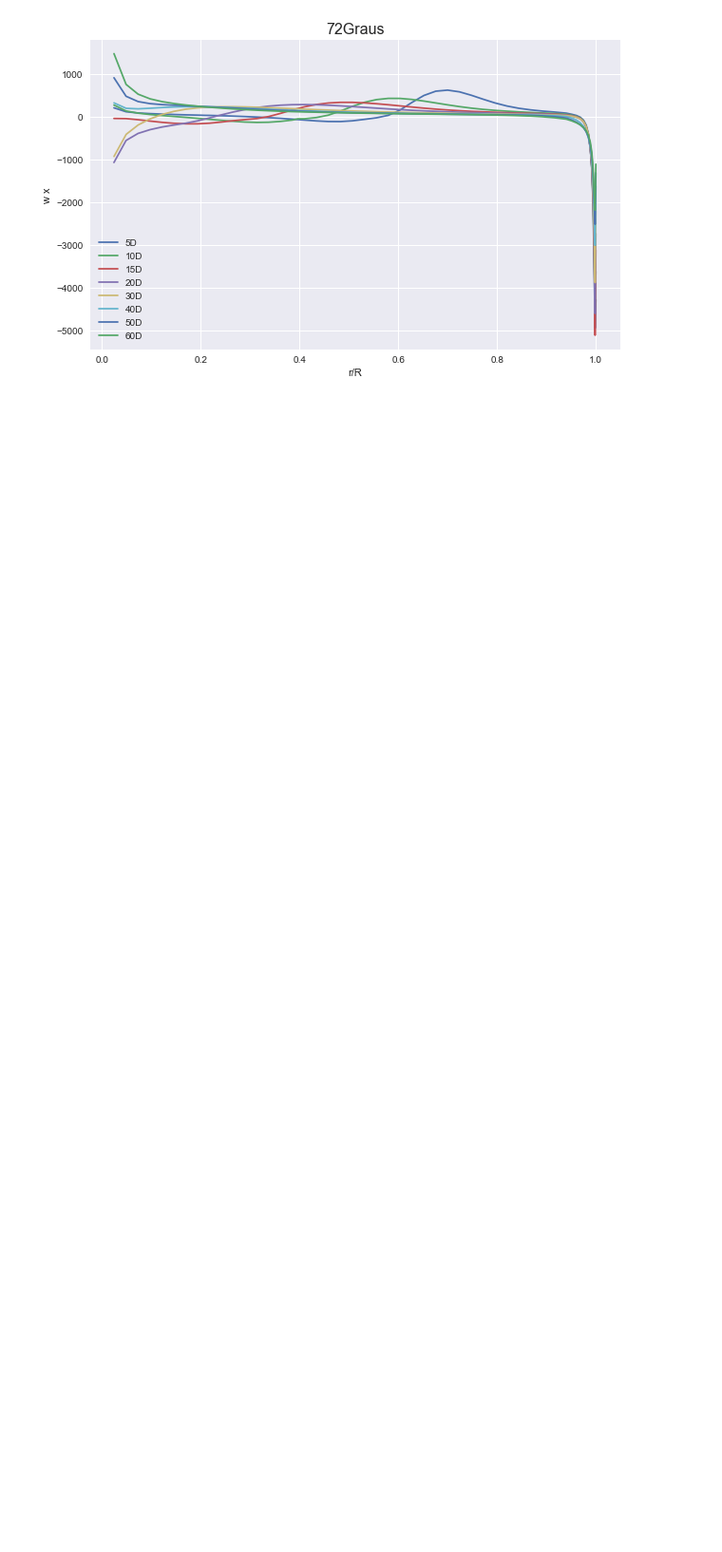
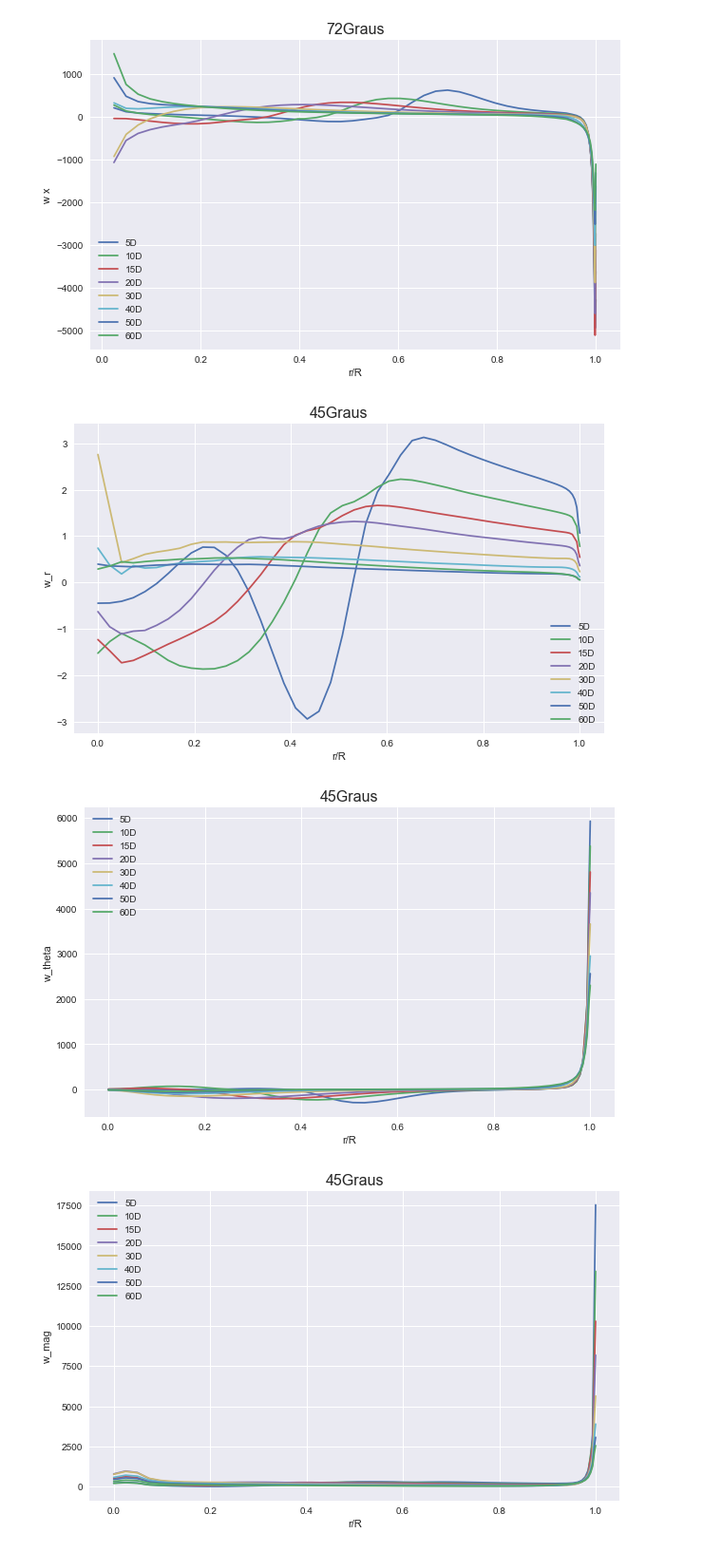
Before and after one commit to rodrigo-cabral-lab/mestrado, a Jupyter notebook: resultados_python/analise_resultados_escoamento.ipynb, the cells around one changed output. Shown: that part at 95% size. Drawn from its saved outputs; the diff is of its cells as text; code cells hidden in the pictures; blank space fills up the shorter version.

```diff
--- a/resultados_python/analise_resultados_escoamento.ipynb
+++ b/resultados_python/analise_resultados_escoamento.ipynb
@@ -10,7 +10,7 @@ def readDataframe(angles):
   # angles = [45,63,72]
   dfs = []
   for angle in angles:
-    dfs.append( pd.read_excel('resultados_'+str(int(angle))+'g.xlsx', sheet_name=['dados_radial',"dados_wall", "dados_axis", "dados_wall_tail"]))
+    dfs.append( pd.read_excel('resultados_'+str(int(angle))+'g.xlsx', sheet_name=['dados_radial',"dados_wall", "dados_axis", "dados_wall_tail", 'vorticidade']))
   return dfs
 # %%
 angles = [45,63,72]
@@ -190,3 +191,37 @@ for df,angle in zip(dfs, angles):
 [figure]
 [figure]
 [figure]
+# %%
+def plotvort(df, distances, direction):
+  # distances = [5,10,15,20,30,40,50,60]
+  plt.figure(figsize=(10, 6))
+  for d in distances:
+    plt.plot(df['vorticidade']['r_' + str(int(d)) + 'd'].div(R), df['vorticidade']['vort_' + direction  + '_' + str(int(d)) +'d'], label=str(int(d))+'D')
+
+  plt.xlabel("r/R")
+  if direction == 'tang':
+    plt.ylabel("w_theta")
+  elif direction == 'radial':
+    plt.ylabel("w_r")
+  elif direction == 'mag':
+    plt.ylabel("w_mag")
+  plt.grid(True)
+  plt.legend(loc="best")
+  plt.show;
+# %%
+distances = [5,10,15,20,30,40,50,60]
+R = 0.025
+Ub = 1
+for df,angle in zip(dfs, angles):
+  plotvort(df, distances, 'radial')
+  plt.title(''+ str(angle) +'Graus',  fontdict={'size': 16})
+  #plt.savefig('graficos/vel_axial_' + str(angle) + 'g.png')
+  plotvort(df, distances, 'tang')
+  plt.title(''+ str(angle) +'Graus',  fontdict={'size': 16})
+  #plt.savefig('graficos/vel_tang_' + str(angle) + 'g.png')
+  plotvort(df, distances, 'mag')
+  plt.title(''+ str(angle) +'Graus',  fontdict={'size': 16})
+# %% [output]
+[figure, added]
+[figure, added]
+[figure, added]
```
Also changed, not shown: parts of 2 cells of this notebook, 4 other files.
